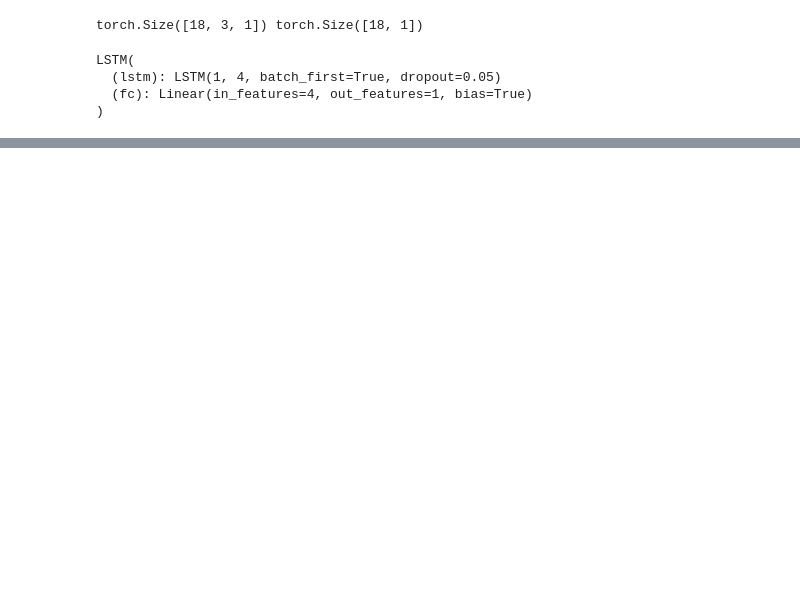
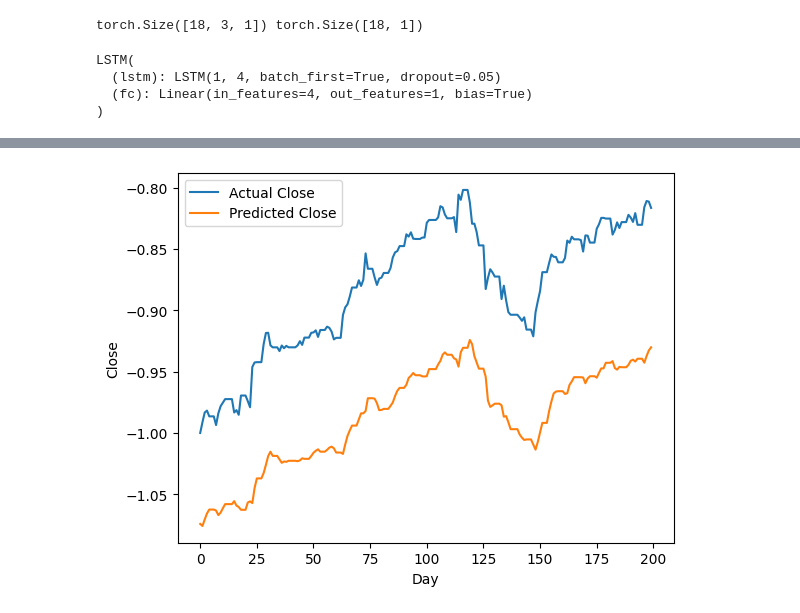
Before and after one commit to carlosgutierrezch/LSTM_Forecast, a Jupyter notebook: notebooks/Torch_model_2023.ipynb, the cells around one changed output, grey strips where cells are left out. Drawn from its saved outputs; the diff is of its cells as text; code cells hidden in the pictures; blank space fills up the shorter version.

```diff
--- a/notebooks/Torch_model_2023.ipynb
+++ b/notebooks/Torch_model_2023.ipynb
@@ -276,3 +243,12 @@ Epoch 15/15, Train Loss: 0.00818392337532714, Validation Loss: 0.010640815183121
+# %%
+plt.plot(y_train[:200], label='Actual Close')
+plt.plot(predicted[:200], label='Predicted Close')
+plt.xlabel('Day')
+plt.ylabel('Close')
+plt.legend()
+plt.show()
+# %% [output]
+[figure, added]
 # %%
 train_predictions = predicted.flatten()
 dummies = np.zeros((X_train.shape[0], 3+1))
```
Also changed, not shown: parts of 21 cells of this notebook, 25 other files.
